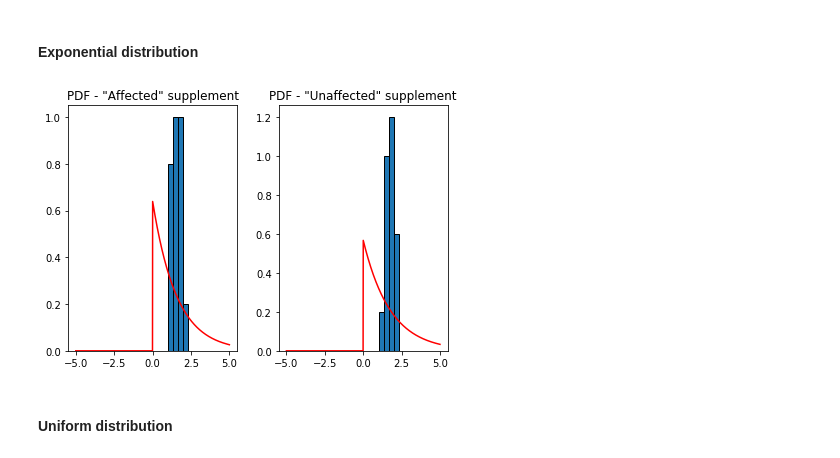
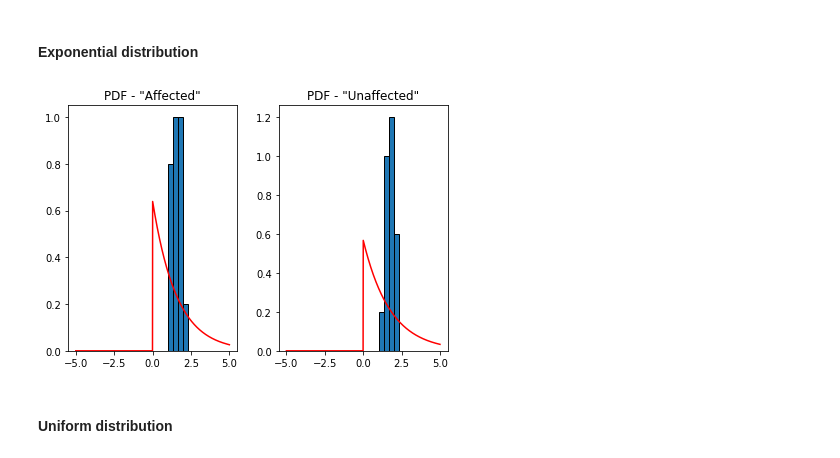
Before and after one commit to patrotom/pst_homework, a Jupyter notebook: src/general.ipynb, the cells around one changed output. Cells and saved outputs as stored; diff of their text form; code cells hidden in the pictures.

```diff
--- a/src/general.ipynb
+++ b/src/general.ipynb
@@ -281,22 +288,22 @@ plt.show()
 # %%
 x = np.linspace(-5, 5, 1000)
 fig, axs = plt.subplots(1, 2)
 
 fig.tight_layout()
 
 density = expon.pdf(x, scale=af_mean)
 axs[0].hist(af.values, 6, (af_lb,af_ub), density=True, edgecolor = 'black')
 axs[0].plot(x, density, color = 'r')
-axs[0].set_title('PDF - "Affected" supplement')
+axs[0].set_title('PDF - "Affected"')
 
 density = expon.pdf(x, scale=un_mean)
 axs[1].hist(un.values, 6, (un_lb,un_ub), density=True, edgecolor = 'black')
 axs[1].plot(x, density, color = 'r')
-axs[1].set_title('PDF - "Unaffected" supplement')
+axs[1].set_title('PDF - "Unaffected"')
 
 plt.show()
 # %% [output]
-[figure, old version]
+[figure, new version]
 # %% [markdown]
 #### Uniform distribution ####
 # %%
```
Also changed, not shown: parts of 21 cells of this notebook.
